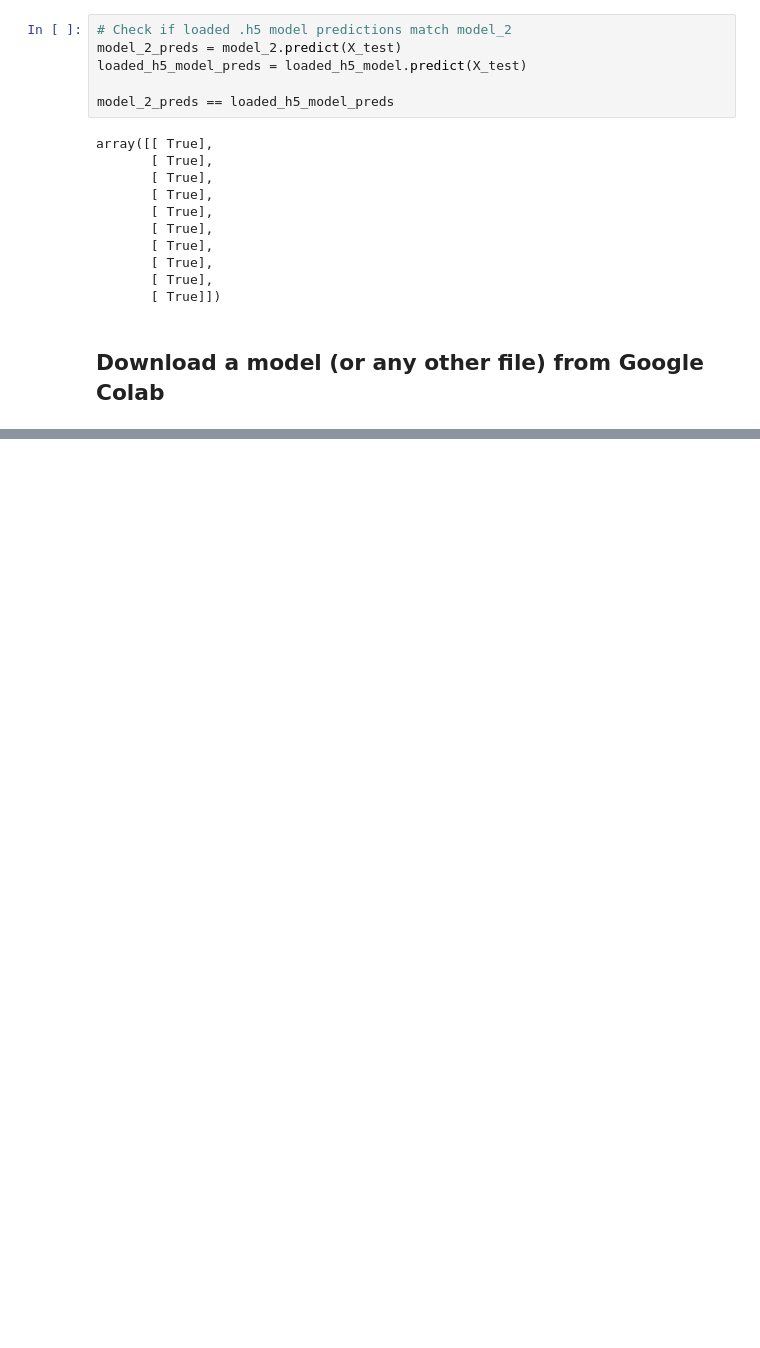
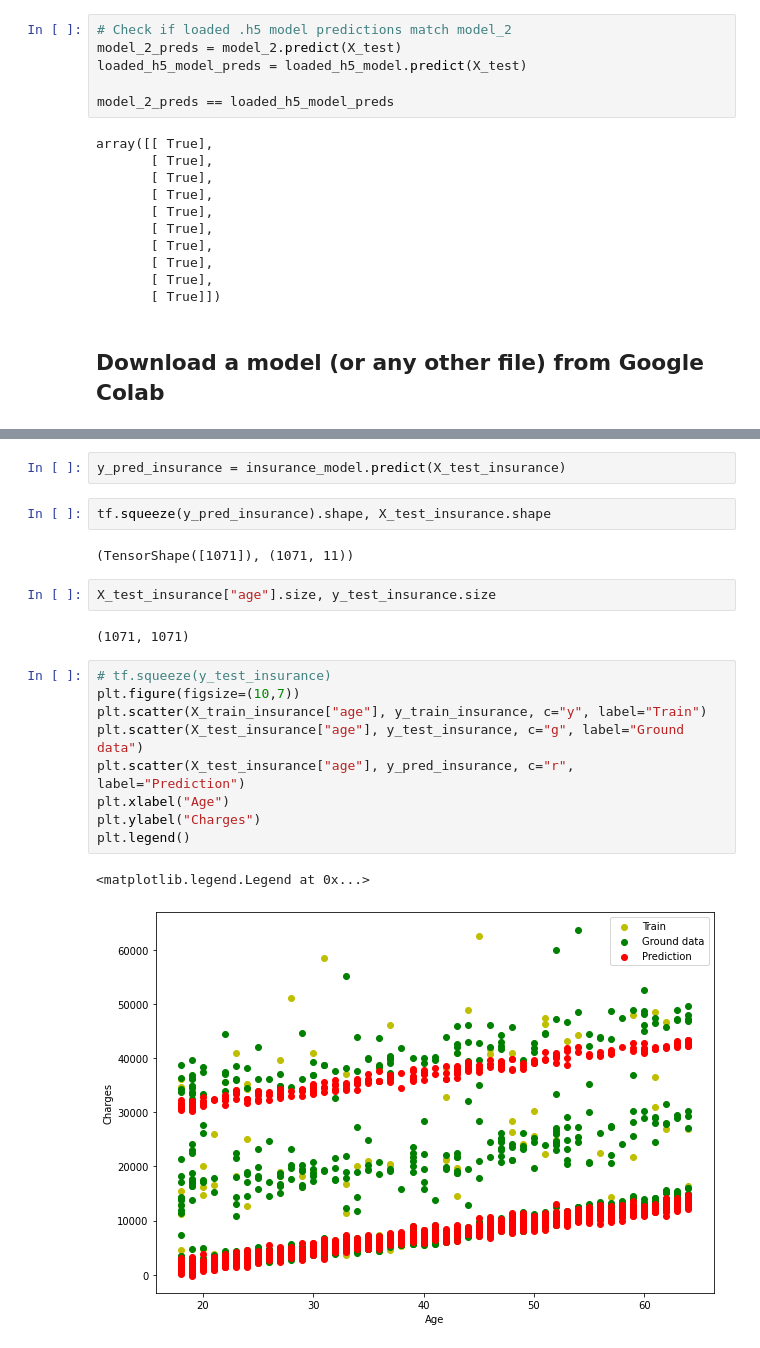
Before and after one commit to pratikktiwari/Deep-Learning, a Jupyter notebook: 01_Neural_Network_Regression.ipynb, the cells around one changed output, grey strips where cells are left out. Drawn from its saved outputs; the diff is of its cells as text; blank space fills up the shorter version.

```diff
--- a/01_Neural_Network_Regression.ipynb
+++ b/01_Neural_Network_Regression.ipynb
@@ -1025,0 +1152,22 @@ files.download("/content/best_model_HDF5_format.h5")
+# %%
+y_pred_insurance = insurance_model.predict(X_test_insurance)
+# %%
+tf.squeeze(y_pred_insurance).shape, X_test_insurance.shape
+# %% [output]
+(TensorShape([1071]), (1071, 11))
+# %%
+X_test_insurance["age"].size, y_test_insurance.size
+# %% [output]
+(1071, 1071)
+# %%
+# tf.squeeze(y_test_insurance)
+plt.figure(figsize=(10,7))
+plt.scatter(X_train_insurance["age"], y_train_insurance, c="y", label="Train")
+plt.scatter(X_test_insurance["age"], y_test_insurance, c="g", label="Ground data")
+plt.scatter(X_test_insurance["age"], y_pred_insurance, c="r", label="Prediction")
+plt.xlabel("Age")
+plt.ylabel("Charges")
+plt.legend()
+# %% [output]
+<matplotlib.legend.Legend at 0x...>
+[figure, added]
```
Also changed, not shown: parts of 45 cells of this notebook.
